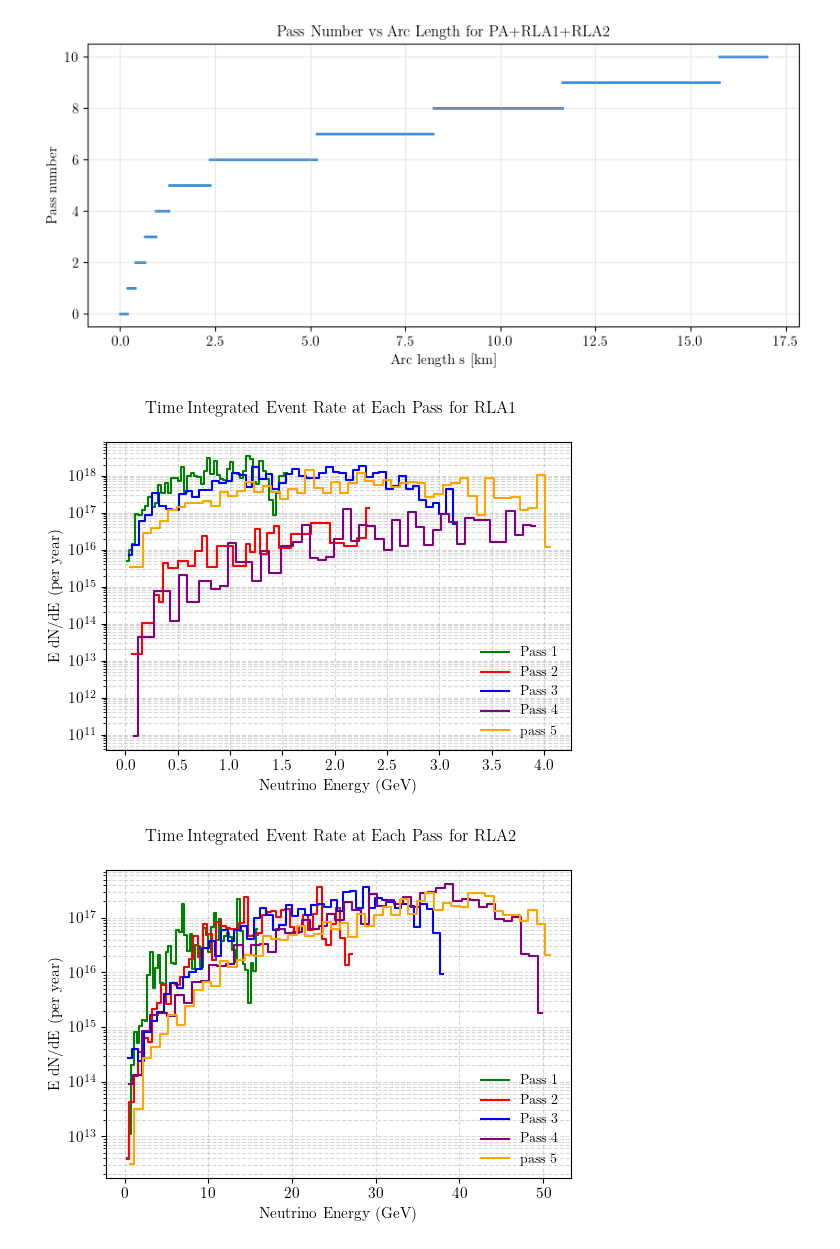
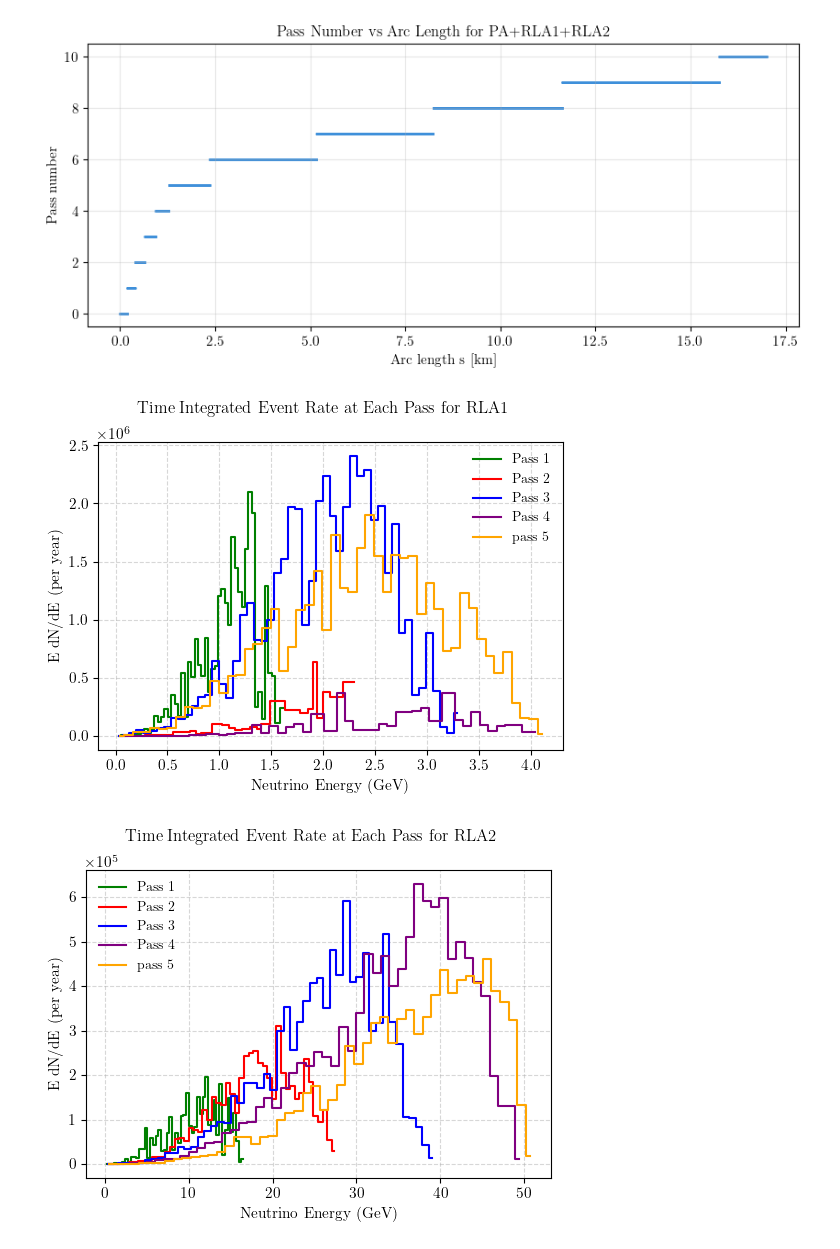
Before and after one commit to jchoi55/MINT, a Jupyter notebook: JC_event_maps.ipynb, the cells around one changed output. Cells and saved outputs as stored; diff of their text form; code cells hidden in the pictures.

```diff
--- a/JC_event_maps.ipynb
+++ b/JC_event_maps.ipynb
@@ -968,6 +1055,9 @@ fig.savefig('plots/event_rate_spectrum_all.pdf', bbox_inches='tight')
 # %% [markdown]
 ## Compare # of events vs. distance
 # %%
+from mint import const
+
+
 def get_event_counts_vs_distance(
         self,
         y_offset,
@@ -976,7 +1066,7 @@ def get_event_counts_vs_distance(
         det_radius=5e2,
     ):
     z_start, z_end = z_range
-    z_bins = np.linspace(z_start, z_end, nbins + 1)
+    z_bins = np.geomspace(z_start, z_end, nbins + 1)
     z_centers = 0.5 * (z_bins[:-1] + z_bins[1:])
     counts = np.zeros(nbins)
 
@@ -993,8 +1083,13 @@ def get_event_counts_vs_distance(
         if not np.any(in_acceptance):
             continue
 
+        #DUNE far detector specs: 40 kton fiducial mass, 58.2 m length, LAr density 1.395 g/cm^3
+        detector_length_cm = 58.2e2
+        rho_g_cm3 = 1.395 #LAr density g/cm^3
+
+        nucleon_column_density = rho_g_cm3 * detector_length_cm / const.m_proton_in_g
         sigma = self.pnu["E"][in_acceptance] * 1e-38
-        P_int = (1 / 1.67262192e-24) * sigma * 10e2
+        P_int = nucleon_column_density * sigma
 
         counts[i] = np.sum(self.weights[in_acceptance, 0] * P_int)
 
@@ -1059,3 +1167,18 @@ plot_event_counts_vs_distance(combined_numu, 40e2, (2835.62e2,2985.62e2),title="
 # %%
-plot_event_counts_vs_distance(RLA1_numu, 0, (121e2,221e2),title="RLA1 Detector Event Counts vs Distance")
+det_radius = 2*np.sqrt(12e2*14e2/np.pi)
+
+fig, ax, _ = plot_event_counts_vs_distance(RLA1_numu, 0, (121e2,1e8), det_radius=det_radius, title="RLA1 Detector Event Counts vs Distance")
+ax.set_yscale('log')
+ax.set_xscale('log')
+
+plot_power_law(
+    fig_and_ax=(fig, ax),
+    initial_point=(4611.960489667486, 2868029.0606408943),
+    x_range=range(121,1000000)
+)
+
+#Webplotdigitizer says the intersection point is at (1753.628267547892, 18013207.603121586)
+ax.legend()
+# ax.set_ylim(1e0, 1e6)
+plt.show()
 # %% [output]
@@ -1813,12 +1971,14 @@ plot_passes(combined_lattice)
  <Axes: title={'center': 'Pass Number vs Arc Length for PA+RLA1+RLA2'}, xlabel='Arc length s [km]', ylabel='Pass number'>)
 [figure]
 # %%
+shifted_detect_loc_RLA1 = 1753.628267547892
+
 fig, ax, _ = plot_event_counts_vs_energy_pass(
     combined_numu,
     combined_lattice,
     target_pass=1,
     detect=True,
-    detect_loc=[(91.6821e2, 20e2)],
+    detect_loc=[(91.6821e2+shifted_detect_loc_RLA1, 20e2)],
     #e_bins=np.geomspace(1e-1, 70, 30),
     log_e=False,
     color="green",
@@ -1830,7 +1990,7 @@ plot_event_counts_vs_energy_pass(
     combined_lattice,
     target_pass=2,
     detect=True,
-    detect_loc=[(91.6821e2-26168, 20e2)],
+    detect_loc=[(91.6821e2-26168-shifted_detect_loc_RLA1, 20e2)],
     #e_bins=np.geomspace(1e-1, 70, 30),
     log_e=False,
     fig_and_ax=(fig, ax),
@@ -1843,7 +2003,7 @@ plot_event_counts_vs_energy_pass(
     combined_lattice,
     target_pass=3,
     detect=True,
-    detect_loc=[(91.6821e2, 20e2)],
+    detect_loc=[(91.6821e2+shifted_detect_loc_RLA1, 20e2)],
     #e_bins=np.geomspace(1e-1, 70, 30),
     log_e=False,
     fig_and_ax=(fig, ax),
@@ -1855,44 +2015,48 @@ plot_event_counts_vs_energy_pass(
     combined_numu,
     combined_lattice,
     target_pass=4,
     detect=True,
-    detect_loc=[(91.6821e2-26168, 20e2)],
+    detect_loc=[(91.6821e2-26168-shifted_detect_loc_RLA1, 20e2)],
     #e_bins=np.geomspace(1e-1, 70, 30),
     log_e=False,
     fig_and_ax=(fig, ax),
     color="purple",
     label="Pass 4"
 )
 
 plot_event_counts_vs_energy_pass(
     combined_numu,
     combined_lattice,
     target_pass=5,
     detect=True,
-    detect_loc=[(91.6821e2, 20e2)],
+    detect_loc=[(91.6821e2+shifted_detect_loc_RLA1, 20e2)],
     #e_bins=np.geomspace(1e-1, 70, 30),
     log_e=False,
     fig_and_ax=(fig, ax),
     color="orange",
     label="pass 5",
     ylabel="E dN/dE (per year)"
 )
 
 ax.legend()
-#$ax.set_ylim(1e4, 1e8)
+# ax.set_ylim(1e2, 1e7)
 fig.suptitle("Time Integrated Event Rate at Each Pass for RLA1")
+plt.yscale("linear")
+plt.ticklabel_format(style='sci', axis='y', scilimits=(0,0))
 plt.show()
 
 #fig.savefig('plots/event_rate_spectrum_all.pdf', bbox_inches='tight')
 # %% [output]
-[figure, old version]
+[figure, new version]
 # %%
+shifted_detect_loc_RLA2 = 13935.17663686254
+
 fig, ax, _ = plot_event_counts_vs_energy_pass(
     combined_numu,
     combined_lattice,
     target_pass=6,
     detect=True,
-    detect_loc=[(2835.62e2, 40e2)],
+    detect_loc=[(2835.62e2+shifted_detect_loc_RLA2, 40e2)],
     #e_bins=np.geomspace(1e-1, 70, 30),
     log_e=False,
     color="green",
@@ -1904,7 +2068,7 @@ plot_event_counts_vs_energy_pass(
     combined_lattice,
     target_pass=7,
     detect=True,
-    detect_loc=[(2835.62e2-299062, 40e2)],
+    detect_loc=[(2835.62e2-299062-shifted_detect_loc_RLA2, 40e2)],
     #e_bins=np.geomspace(1e-1, 70, 30),
     log_e=False,
     fig_and_ax=(fig, ax),
@@ -1917,7 +2081,7 @@ plot_event_counts_vs_energy_pass(
     combined_lattice,
     target_pass=8,
     detect=True,
-    detect_loc=[(2835.62e2, 40e2)],
+    detect_loc=[(2835.62e2+shifted_detect_loc_RLA2, 40e2)],
     #e_bins=np.geomspace(1e-1, 70, 30),
     log_e=False,
     fig_and_ax=(fig, ax),
@@ -1930,7 +2094,7 @@ plot_event_counts_vs_energy_pass(
     combined_lattice,
     target_pass=9,
     detect=True,
-    detect_loc=[(2835.62e2-299062, 40e2)],
+    detect_loc=[(2835.62e2-299062-shifted_detect_loc_RLA2, 40e2)],
     #e_bins=np.geomspace(1e-1, 70, 30),
     log_e=False,
     fig_and_ax=(fig, ax),
@@ -1943,7 +2107,7 @@ plot_event_counts_vs_energy_pass(
     combined_lattice,
     target_pass=10,
     detect=True,
-    detect_loc=[(2835.62e2, 40e2)],
+    detect_loc=[(2835.62e2+shifted_detect_loc_RLA2, 40e2)],
     #e_bins=np.geomspace(1e-1, 70, 30),
     log_e=False,
     fig_and_ax=(fig, ax),
@@ -1953,11 +2117,13 @@ plot_event_counts_vs_energy_pass(
 )
 
 ax.legend()
-#$ax.set_ylim(1e4, 1e8)
+#ax.set_ylim(1e4, 1e8)
 fig.suptitle("Time Integrated Event Rate at Each Pass for RLA2")
+plt.yscale("linear")
+plt.ticklabel_format(style='sci', axis='y', scilimits=(0,0))
 plt.show()
 # %% [output]
-[figure, old version]
+[figure, new version]
 # %%
 max_E = []
 
```
Also changed, not shown: parts of 37 cells of this notebook, 22 other files.
